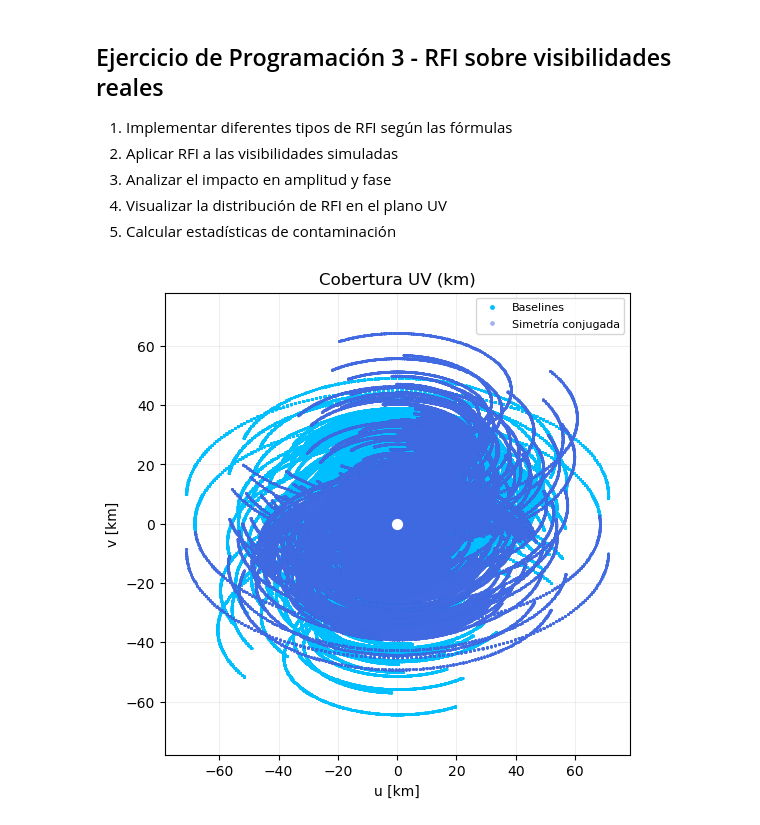
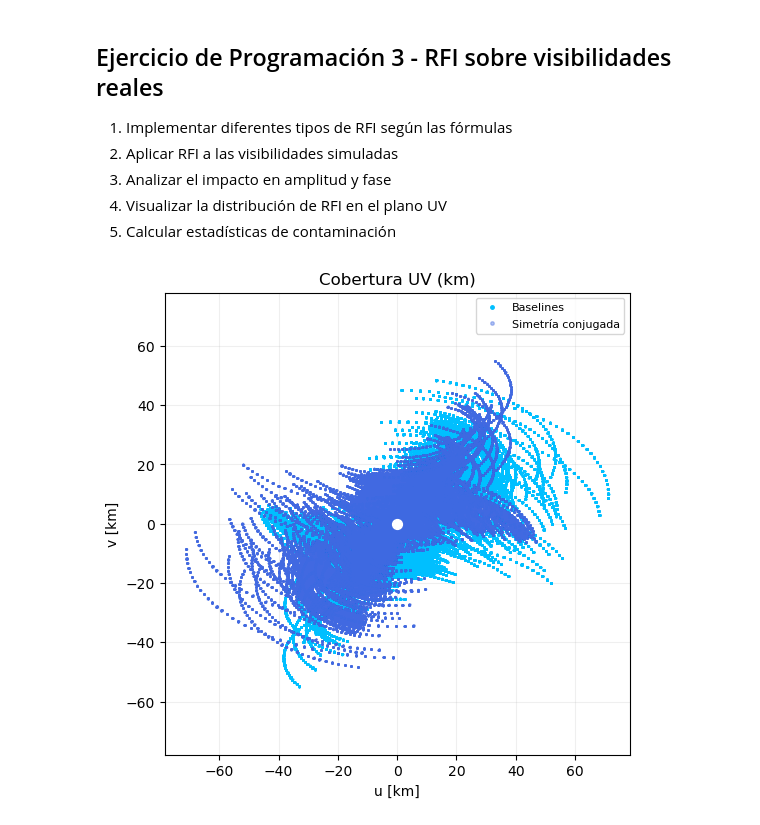
Before and after one commit to Mieres7/RadioInterferometry, a Jupyter notebook: TallerDeInvestigación/RFI.ipynb, the cells around one changed output. Cells and saved outputs as stored; diff of their text form; code cells hidden in the pictures.

```diff
--- a/TallerDeInvestigación/RFI.ipynb
+++ b/TallerDeInvestigación/RFI.ipynb
@@ -24,28 +25,28 @@ from modules.plots import plot_uv_coverage
 # %%
 # simulate visibilities no grid
 SKA_LOW_AA1 = {
     "latitude": -26.696,
     "longitude": 116.637,
     "file_route": "../antenna_arrays/skalow.cfg",
     "ra-dec": [0, -30],
     "utc_start": "2023-11-21T00:00:00",
-    "utc_end": "2023-11-21T12:00:00",
-    "step_min": 5,
-    "n_freqs": 2,
+    "utc_end": "2023-11-21T06:00:00",
+    "step_min": 10,
+    "n_freqs": 50,
+    'bandwidth': 1e06, # Mhz
     "interferometer": {
         "name": "SKA_LOW",
         "band_name": "BAND"
     },
-
-    "n_sources": 10,
+    "n_sources": 1,
     "max_offset_deg": 1,
     "flux_range": [0.1, 2.0],
     "seed": 42
 }
 
-V, uvw, uvw_lambda, frequencies, baselines_enu, _ , _ = visibilities_simulation(SKA_LOW_AA1)
+V, uvw, uvw_lambda, [frequencies, channel_bandwidth], baselines_enu, _ , _ = visibilities_simulation(SKA_LOW_AA1)
 
 plot_uv_coverage(uvw, unit='km')
 # %% [output]
-[figure, old version]
+[figure, new version]
 # %%
```
Also changed, not shown: parts of 7 cells of this notebook, 3 other files.
